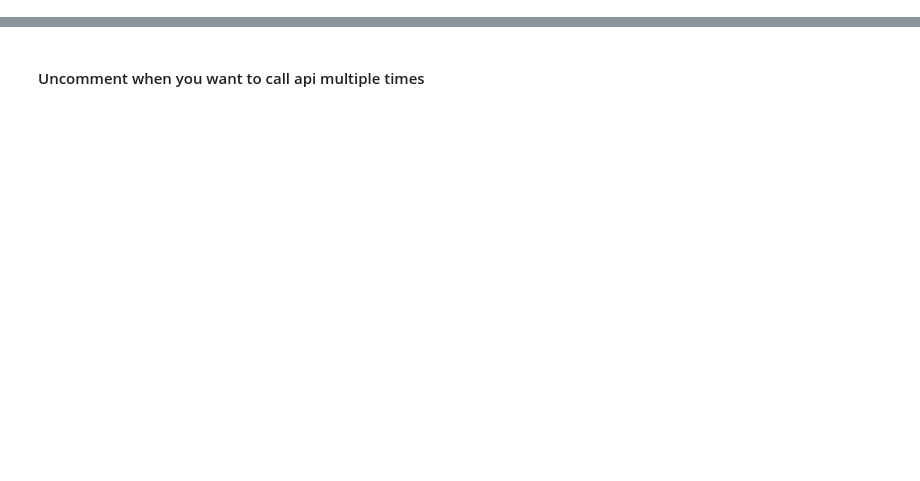
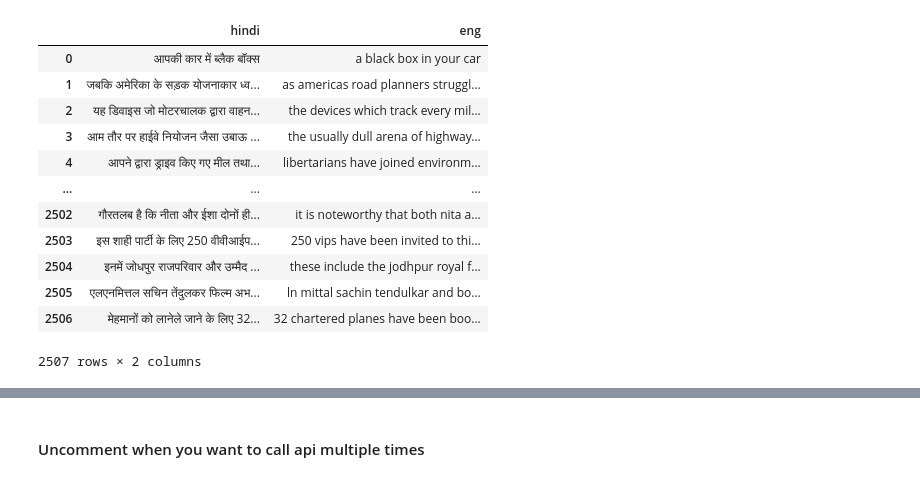
Before and after one commit to ASIF-Mahmud1/machine-translation, a Jupyter notebook: machine-learning/train/gpt/index.ipynb, the cells around one changed output, grey strips where cells are left out. Saved outputs shown, nothing was run; the diff lists cells and outputs as text; code cells hidden in the pictures; blank space fills up the shorter version.

```diff
--- a/machine-learning/train/gpt/index.ipynb
+++ b/machine-learning/train/gpt/index.ipynb
@@ -24,7 +42,21 @@ pool_oftexts['hindi']
 input_sentences=pool_oftexts['hindi']
 output_sentences=pool_oftexts['eng']
 # %%
-pool_oftexts[531:]
+pool_oftexts
+# %% [output]
+|  | hindi | eng |
+| 0 | आपकी कार में ब्लैक बॉक्स | a black box in your car |
+| 1 | जबकि अमेरिका के सड़क योजनाकार ध्व... | as americas road planners struggl... |
+| 2 | यह डिवाइस जो मोटरचालक द्वारा वाहन... | the devices which track every mil... |
+| 3 | आम तौर पर हाईवे नियोजन जैसा उबाऊ ... | the usually dull arena of highway... |
+| 4 | आपने द्वारा ड्राइव किए गए मील तथा... | libertarians have joined environm... |
+| ... | ... | ... |
+| 2502 | गौरतलब है कि नीता और ईशा दोनों ही... | it is noteworthy that both nita a... |
+| 2503 | इस शाही पार्टी के लिए 250 वीवीआईप... | 250 vips have been invited to thi... |
+| 2504 | इनमें जोधपुर राजपरिवार और उम्मैद ... | these include the jodhpur royal f... |
+| 2505 | एलएनमित्तल सचिन तेंदुलकर फिल्म अभ... | ln mittal sachin tendulkar and bo... |
+| 2506 | मेहमानों को लानेले जाने के लिए 32... | 32 chartered planes have been boo... |
+2507 rows × 2 columns
 # %%
 print(input_sentences[1])
 print(output_sentences[1])
```
Also changed, not shown: parts of 20 cells of this notebook, 1 other file.
